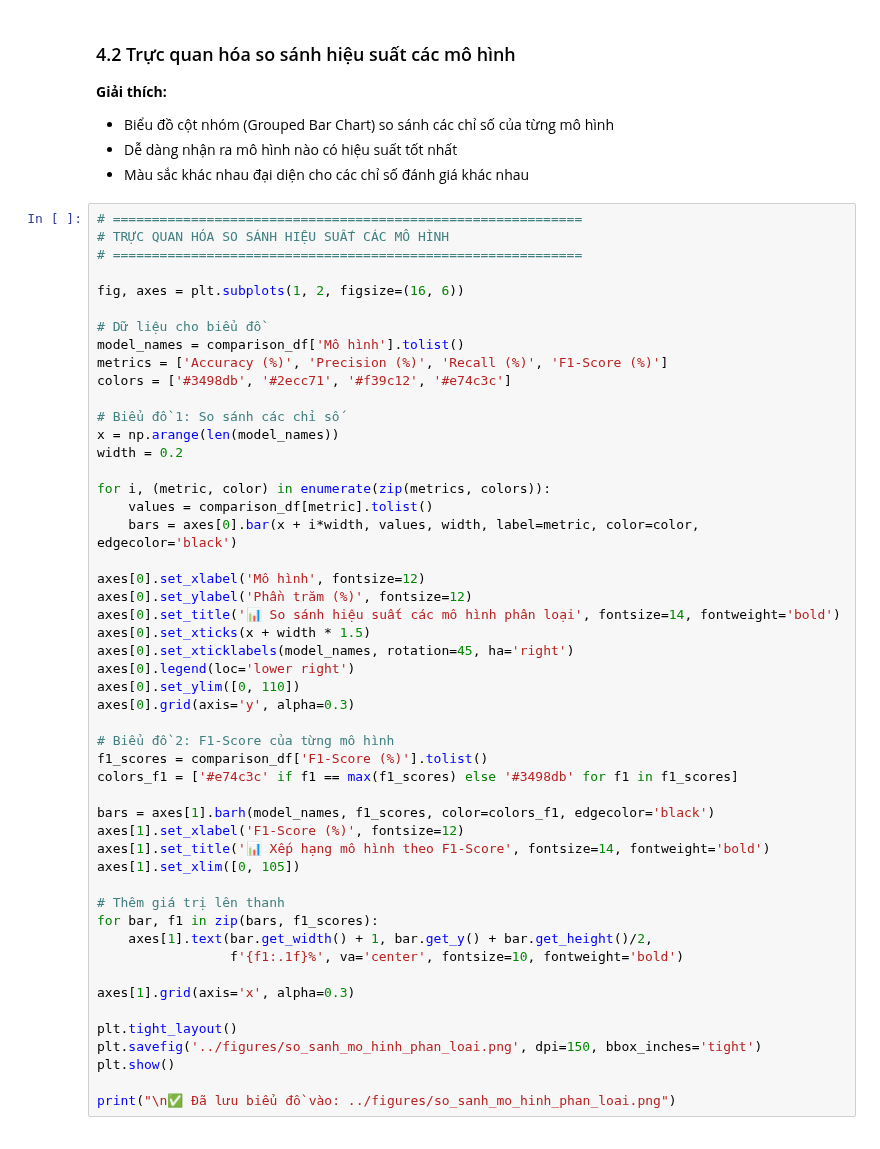
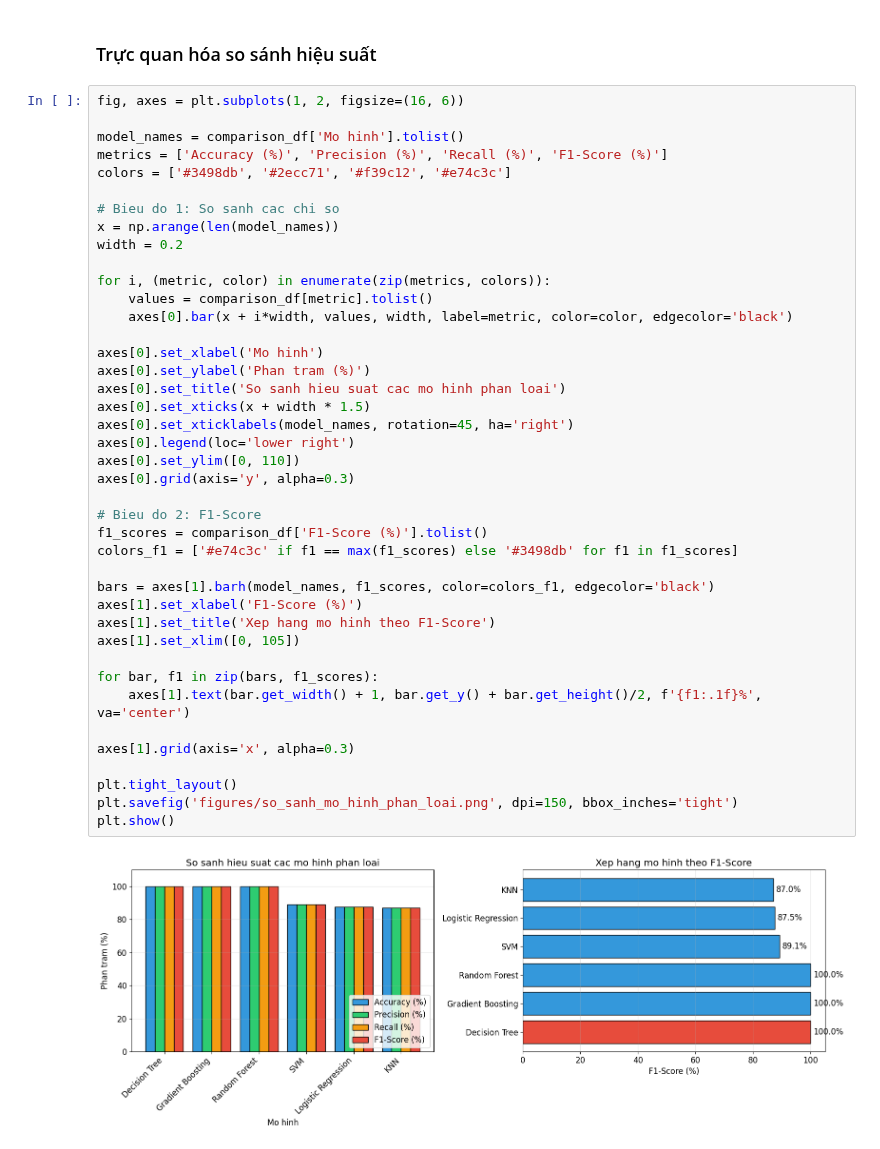
Before and after one commit to khoa-nguyen-data/Du-Doan-Tham-Hoa-Toan-Cau, a Jupyter notebook: Hiếu/Phan_Loai_Muc_Do_Tham_Hoa.ipynb, the cells around one changed output. Cells and saved outputs as stored; diff of their text form.

```diff
--- a/Hiếu/Phan_Loai_Muc_Do_Tham_Hoa.ipynb
+++ b/Hiếu/Phan_Loai_Muc_Do_Tham_Hoa.ipynb
@@ -801,58 +469,46 @@ print("=" * 80)
 # %% [markdown]
-### 4.2 Trực quan hóa so sánh hiệu suất các mô hình
-
-**Giải thích:**
-- Biểu đồ cột nhóm (Grouped Bar Chart) so sánh các chỉ số của từng mô hình
-- Dễ dàng nhận ra mô hình nào có hiệu suất tốt nhất
-- Màu sắc khác nhau đại diện cho các chỉ số đánh giá khác nhau
+### Trực quan hóa so sánh hiệu suất
 # %%
-# ============================================================
-# TRỰC QUAN HÓA SO SÁNH HIỆU SUẤT CÁC MÔ HÌNH
-# ============================================================
-
 fig, axes = plt.subplots(1, 2, figsize=(16, 6))
 
-# Dữ liệu cho biểu đồ
-model_names = comparison_df['Mô hình'].tolist()
+model_names = comparison_df['Mo hinh'].tolist()
 metrics = ['Accuracy (%)', 'Precision (%)', 'Recall (%)', 'F1-Score (%)']
 colors = ['#3498db', '#2ecc71', '#f39c12', '#e74c3c']
 
-# Biểu đồ 1: So sánh các chỉ số
+# Bieu do 1: So sanh cac chi so
 x = np.arange(len(model_names))
 width = 0.2
 
 for i, (metric, color) in enumerate(zip(metrics, colors)):
     values = comparison_df[metric].tolist()
-    bars = axes[0].bar(x + i*width, values, width, label=metric, color=color, edgecolor='black')
+    axes[0].bar(x + i*width, values, width, label=metric, color=color, edgecolor='black')
 
-axes[0].set_xlabel('Mô hình', fontsize=12)
-axes[0].set_ylabel('Phần trăm (%)', fontsize=12)
-axes[0].set_title('📊 So sánh hiệu suất các mô hình phân loại', fontsize=14, fontweight='bold')
+axes[0].set_xlabel('Mo hinh')
+axes[0].set_ylabel('Phan tram (%)')
+axes[0].set_title('So sanh hieu suat cac mo hinh phan loai')
 axes[0].set_xticks(x + width * 1.5)
 axes[0].set_xticklabels(model_names, rotation=45, ha='right')
 axes[0].legend(loc='lower right')
 axes[0].set_ylim([0, 110])
 axes[0].grid(axis='y', alpha=0.3)
 
-# Biểu đồ 2: F1-Score của từng mô hình
+# Bieu do 2: F1-Score
 f1_scores = comparison_df['F1-Score (%)'].tolist()
 colors_f1 = ['#e74c3c' if f1 == max(f1_scores) else '#3498db' for f1 in f1_scores]
 
 bars = axes[1].barh(model_names, f1_scores, color=colors_f1, edgecolor='black')
-axes[1].set_xlabel('F1-Score (%)', fontsize=12)
-axes[1].set_title('📊 Xếp hạng mô hình theo F1-Score', fontsize=14, fontweight='bold')
+axes[1].set_xlabel('F1-Score (%)')
+axes[1].set_title('Xep hang mo hinh theo F1-Score')
 axes[1].set_xlim([0, 105])
 
-# Thêm giá trị lên thanh
 for bar, f1 in zip(bars, f1_scores):
-    axes[1].text(bar.get_width() + 1, bar.get_y() + bar.get_height()/2,
-                 f'{f1:.1f}%', va='center', fontsize=10, fontweight='bold')
+    axes[1].text(bar.get_width() + 1, bar.get_y() + bar.get_height()/2, f'{f1:.1f}%', va='center')
 
 axes[1].grid(axis='x', alpha=0.3)
 
 plt.tight_layout()
-plt.savefig('../figures/so_sanh_mo_hinh_phan_loai.png', dpi=150, bbox_inches='tight')
+plt.savefig('figures/so_sanh_mo_hinh_phan_loai.png', dpi=150, bbox_inches='tight')
 plt.show()
-
-print("\n✅ Đã lưu biểu đồ vào: ../figures/so_sanh_mo_hinh_phan_loai.png")
+# %% [output]
+[figure, added]
 # %% [markdown]
```
Also changed, not shown: parts of 45 cells of this notebook, 39 other files.
